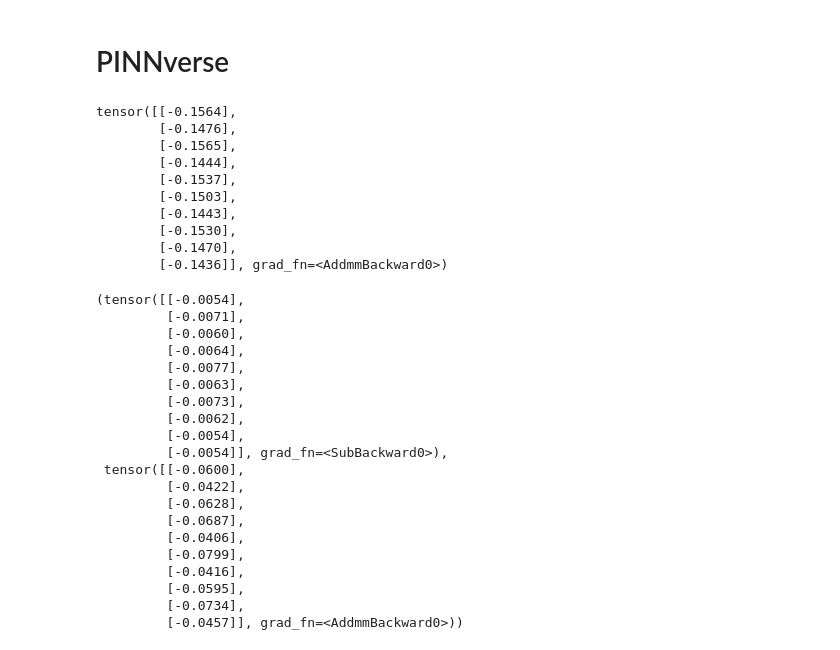
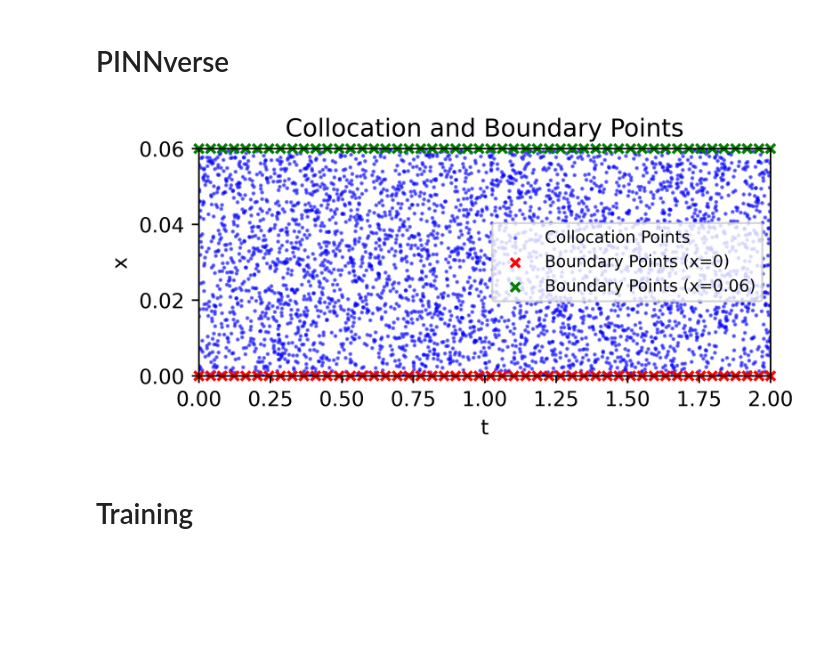
Before and after one commit to SebastianJara-PI/pinnverse-pytorch-replication, a Jupyter notebook: notebooks/02_transport_equation.ipynb, the cells around one changed output. Saved outputs shown, nothing was run; the diff lists cells and outputs as text; code cells hidden in the pictures; blank space fills up the shorter version.

```diff
--- a/notebooks/02_transport_equation.ipynb
+++ b/notebooks/02_transport_equation.ipynb
@@ -71,7 +74,3 @@ plt.legend()
 plt.show()
 # %% [output]
 [figure]
-# %%
-c = 0.06/0.25
-dt_shift = 0.25
-A_shift = wave_form(ts - dt_shift, t_m=2.0)   # shift a la derecha (retardo)
@@ -132,16 +78,35 @@ Considere un perfil parabolico escalon que en el borde $x=0$
 # PINNverse
 # %%
 net = MLP(2, 1, 3, 20, activation_fn = nn.Tanh())
-# %%
-net(torch.tensor(np.random.rand(10, 2), dtype=torch.float32))
-# %% [output]
-tensor([[-0.1564],
-        [-0.1476],
-        [-0.1565],
-        [-0.1444],
-        [-0.1537],
-        [-0.1503],
-        [-0.1443],
-        [-0.1530],
-        [-0.1470],
-        [-0.1436]], grad_fn=<AddmmBackward0>)
+# %%
+# normalization
+U = 1e-4
+# %%
+# colocation points
+n_f = 4000
+x_c = x_seg*torch.rand(n_f, 1, dtype=torch.float32)
+t_c = 2*torch.rand(n_f, 1, dtype=torch.float32)
+x_c.requires_grad_(True)
+t_c.requires_grad_(True)
+
+# Data points
+t_d = torch.tensor(ts, dtype=torch.float32).reshape(-1, 1)
+x_1 = torch.zeros_like(t_d)
+x_2 = x_seg*torch.ones_like(t_d)
+u_1 = torch.tensor(A_0, dtype=torch.float32).reshape(-1, 1)/U
+u_2 = torch.tensor(A_shift, dtype=torch.float32).reshape(-1, 1)/U
+
+# Plot
+plt.figure(figsize=(5, 2), dpi=600)
+plt.scatter(t_c.detach().numpy(), x_c.detach().numpy(), s=1, alpha=0.5, c='b', label='Collocation Points')
+plt.scatter(t_d.detach().numpy(), x_1.detach().numpy(), s=20, c='r', marker = 'x', clip_on=False, label='Boundary Points (x=0)')
+plt.scatter(t_d.detach().numpy(), x_2.detach().numpy(), s=20, c='g', marker = 'x', clip_on=False, label='Boundary Points (x=0.06)')
+plt.title('Collocation and Boundary Points')
+plt.legend(fontsize=8)
+plt.xlim(0, 2.0)
+plt.ylim(0, x_seg)
+plt.xlabel('t')
+plt.ylabel('x')
+plt.show()
+# %% [output]
+[figure, added]
@@ -156,26 +121,0 @@ def burgers_residual(model, x, t, nu):
-# %%
-x_t = torch.tensor(np.random.rand(10, 1), dtype=torch.float32).requires_grad_(True)
-t_t = torch.tensor(np.random.rand(10, 1), dtype=torch.float32).requires_grad_(True)
-
-burgers_residual(net, x_t, t_t, nu=0.01)
-# %% [output]
-(tensor([[-0.0054],
-         [-0.0071],
-         [-0.0060],
-         [-0.0064],
-         [-0.0077],
-         [-0.0063],
-         [-0.0073],
-         [-0.0062],
-         [-0.0054],
-         [-0.0054]], grad_fn=<SubBackward0>),
- tensor([[-0.0600],
-         [-0.0422],
-         [-0.0628],
-         [-0.0687],
-         [-0.0406],
-         [-0.0799],
-         [-0.0416],
-         [-0.0595],
-         [-0.0734],
-         [-0.0457]], grad_fn=<AddmmBackward0>))
@@ -181,0 +135,2 @@ burgers_residual(net, x_t, t_t, nu=0.01)
+# %% [markdown]
+# Training
```
Also changed, not shown: parts of 15 cells of this notebook.
